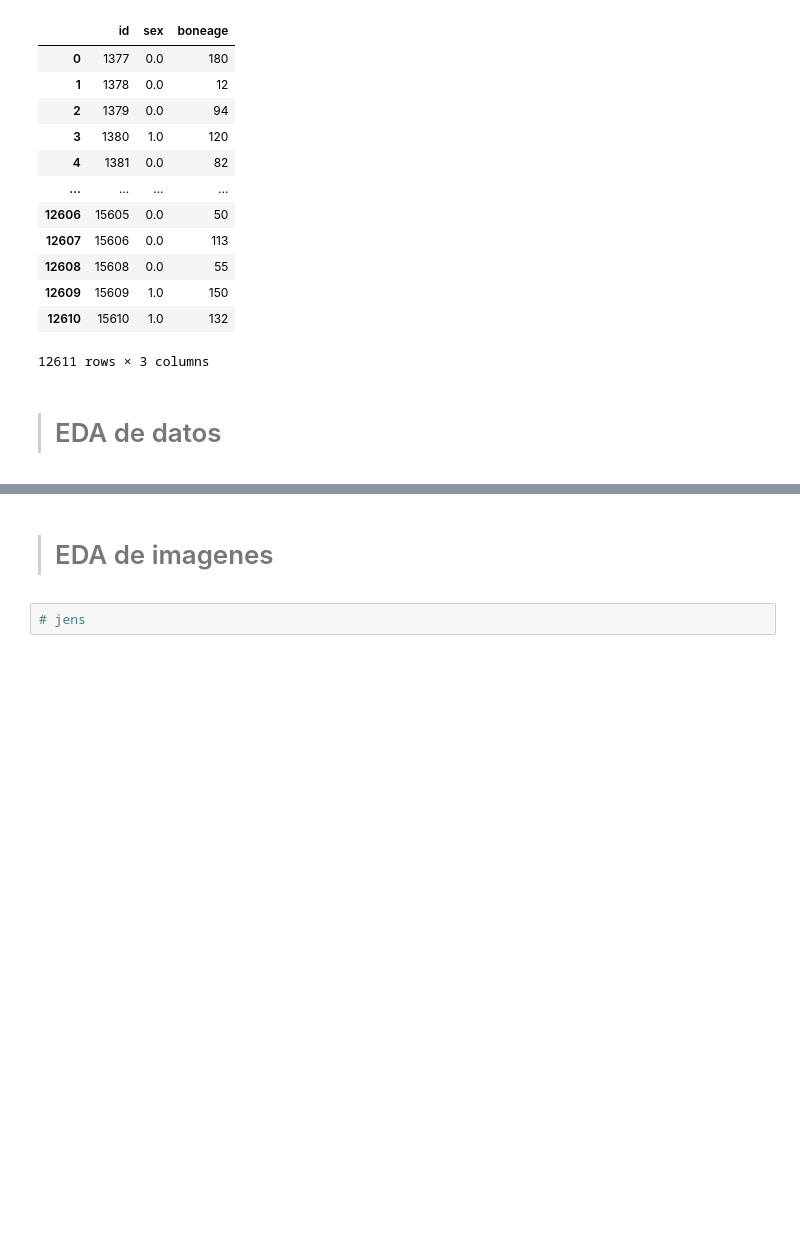
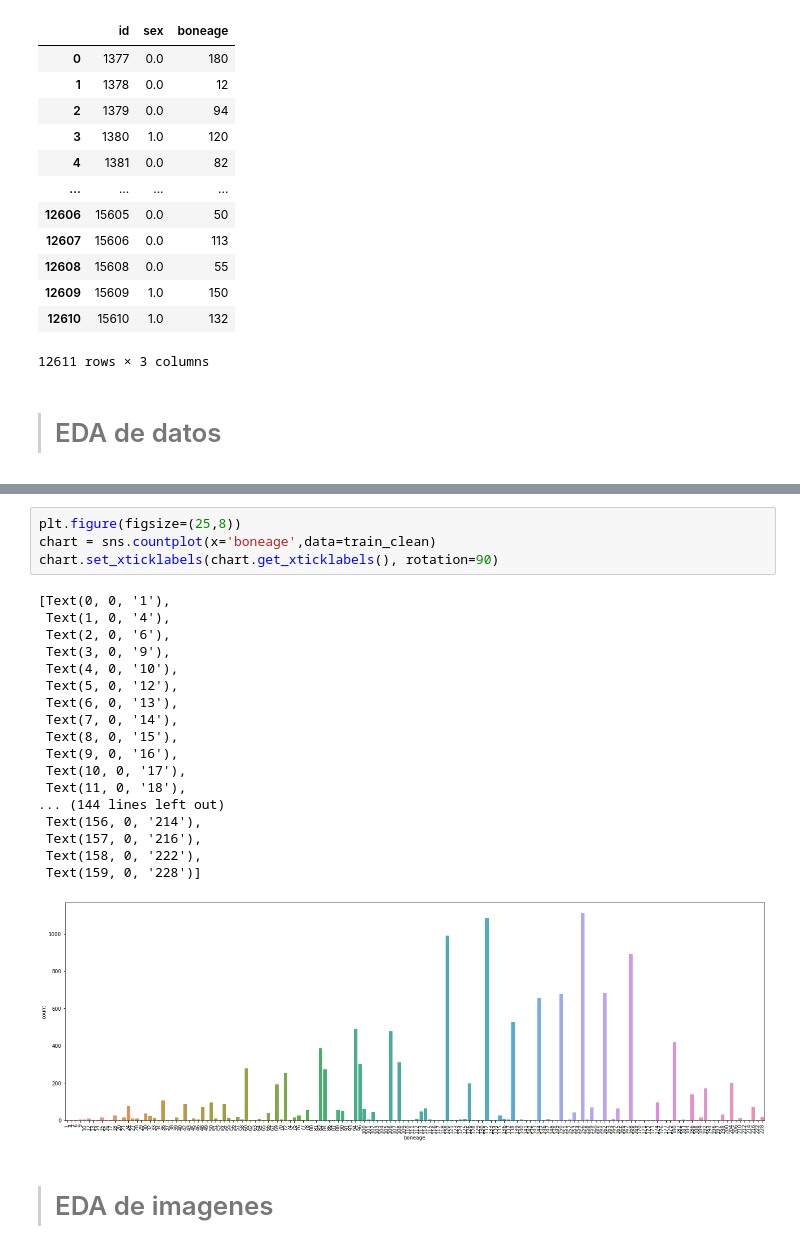
Before and after one commit to Lfquezada/Bone-Age-Prediction-AI, a Jupyter notebook: EDA-P2.ipynb, the cells around one changed output, grey strips where cells are left out. Cells and saved outputs as stored; diff of their text form; blank space fills up the shorter version.

```diff
--- a/EDA-P2.ipynb
+++ b/EDA-P2.ipynb
@@ -84,4 +94,25 @@ countP('sex',train_clean)
+# %%
+plt.figure(figsize=(25,8))
+chart = sns.countplot(x='boneage',data=train_clean)
+chart.set_xticklabels(chart.get_xticklabels(), rotation=90)
+# %% [output]
+[Text(0, 0, '1'),
+ Text(1, 0, '4'),
+ Text(2, 0, '6'),
+ Text(3, 0, '9'),
+ Text(4, 0, '10'),
+ Text(5, 0, '12'),
+ Text(6, 0, '13'),
+ Text(7, 0, '14'),
+ Text(8, 0, '15'),
+ Text(9, 0, '16'),
+ Text(10, 0, '17'),
+ Text(11, 0, '18'),
+... (144 lines left out)
+ Text(156, 0, '214'),
+ Text(157, 0, '216'),
+ Text(158, 0, '222'),
+ Text(159, 0, '228')]
+[figure, added]
 # %% [markdown]
 > # EDA de imagenes
-# %%
-# jens
```
Also changed, not shown: parts of 8 cells of this notebook.
